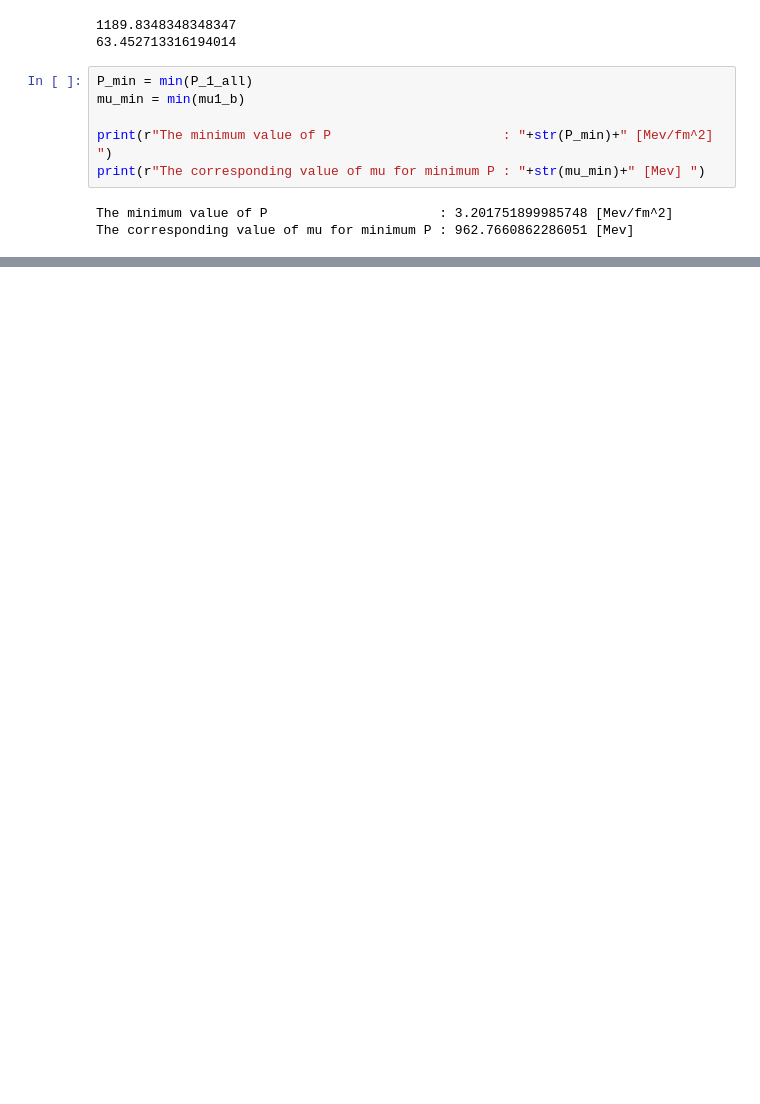
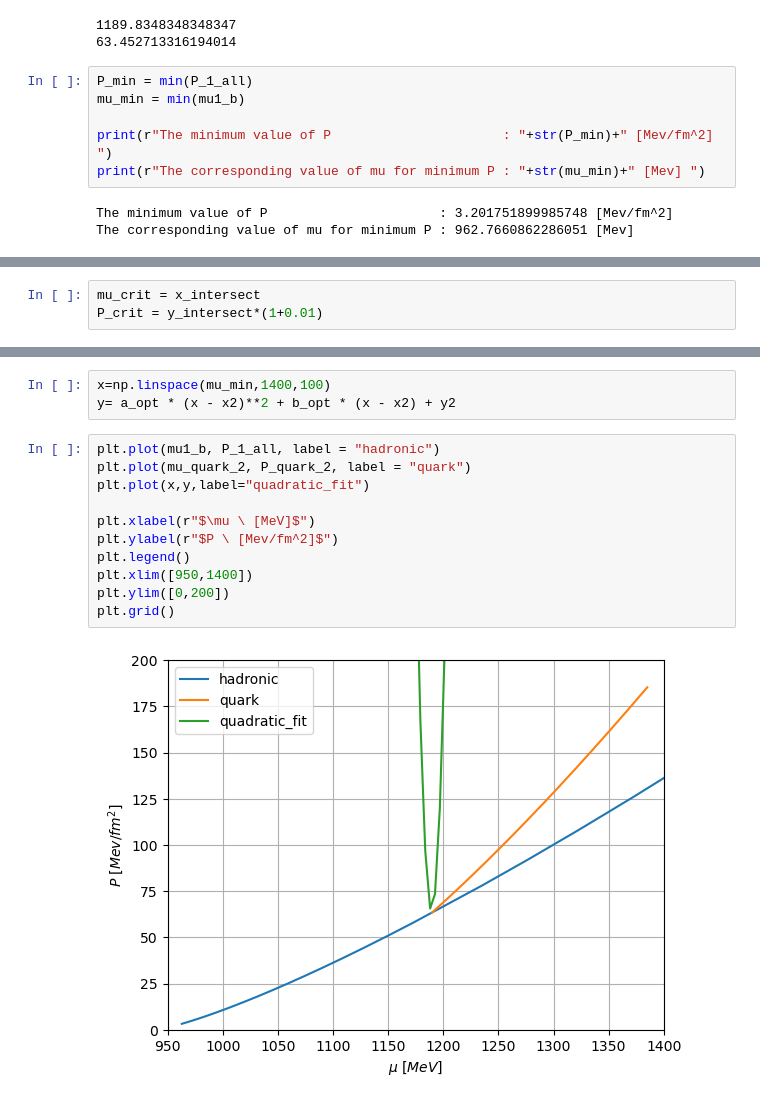
Before and after one commit to katta626/Phase_Transition, a Jupyter notebook: code/quadratic_fit-2.ipynb, the cells around one changed output, grey strips where cells are left out. Saved outputs shown, nothing was run; the diff lists cells and outputs as text; blank space fills up the shorter version.

```diff
--- a/code/quadratic_fit-2.ipynb
+++ b/code/quadratic_fit-2.ipynb
@@ -741 +740,4 @@ p_crit
+# %%
+mu_crit = x_intersect
+P_crit = y_intersect*(1+0.01)
 # %%
@@ -776,0 +830,16 @@ print(f"Optimized coefficients: a = {a_opt}, b = {b_opt}, c = {c_opt}")
+# %%
+x=np.linspace(mu_min,1400,100)
+y= a_opt * (x - x2)**2 + b_opt * (x - x2) + y2
+# %%
+plt.plot(mu1_b, P_1_all, label = "hadronic")
+plt.plot(mu_quark_2, P_quark_2, label = "quark")
+plt.plot(x,y,label="quadratic_fit")
+
+plt.xlabel(r"$\mu \ [MeV]$")
+plt.ylabel(r"$P \ [Mev/fm^2]$")
+plt.legend()
+plt.xlim([950,1400])
+plt.ylim([0,200])
+plt.grid()
+# %% [output]
+[figure, added]
```
Also changed, not shown: parts of 7 cells of this notebook.
